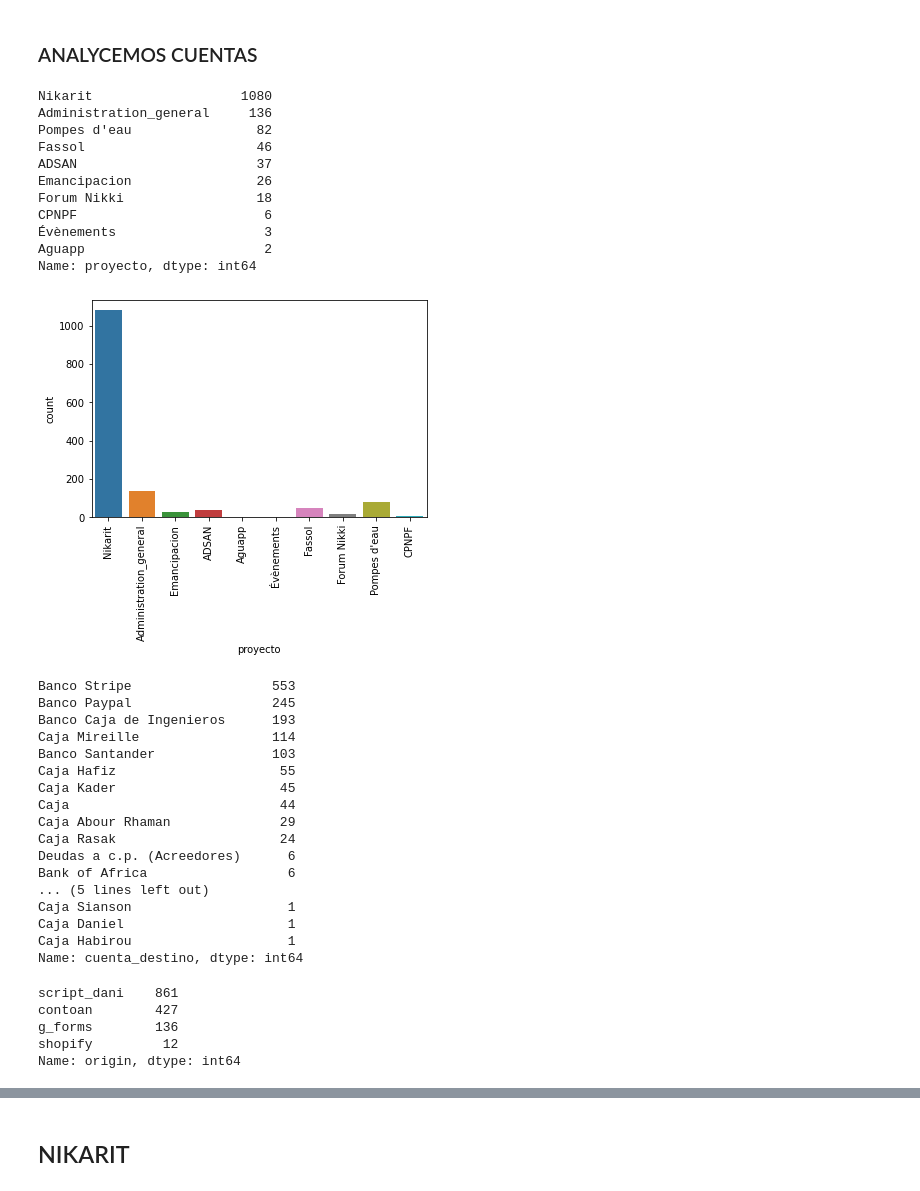
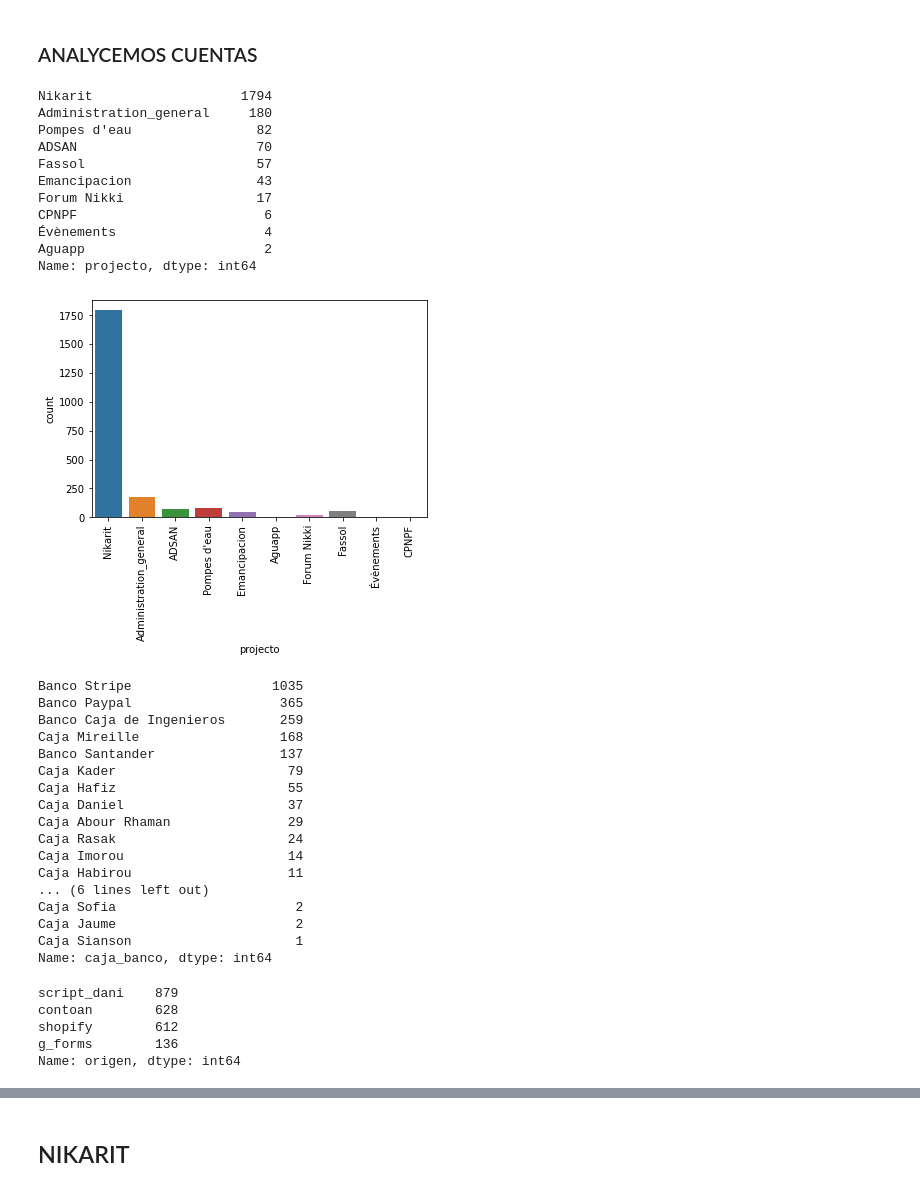
Before and after one commit to OANInternational/nikaritds, a Jupyter notebook: clients_study/financial_study_and_clients.ipynb, the cells around one changed output, grey strips where cells are left out. Cells and saved outputs as stored; diff of their text form; code cells hidden in the pictures.

```diff
--- a/clients_study/financial_study_and_clients.ipynb
+++ b/clients_study/financial_study_and_clients.ipynb
@@ -60,20 +78,20 @@ df['inter']=df['intervention'].apply(lambda x: projectos[x])
 # %%
-df['proyecto'].value_counts()
+df['projecto'].value_counts()
 # %% [output]
-Nikarit                   1080
-Administration_general     136
+Nikarit                   1794
+Administration_general     180
 Pompes d'eau                82
-Fassol                      46
-ADSAN                       37
-Emancipacion                26
-Forum Nikki                 18
+ADSAN                       70
+Fassol                      57
+Emancipacion                43
+Forum Nikki                 17
 CPNPF                        6
-Évènements                   3
+Évènements                   4
 Aguapp                       2
-Name: proyecto, dtype: int64
+Name: projecto, dtype: int64
 # %%
-sns.countplot(x='proyecto',data=df)
+sns.countplot(x='projecto',data=df)
 plt.xticks(rotation=90)
 plt.show()
 # %% [output]
-[figure, old version]
+[figure, new version]
@@ -84,28 +98,28 @@ df['categoria']=df['account_id'].apply(lambda x: cuentas[x])
 # %%
-df['cuenta_destino'].value_counts()
+df['caja_banco'].value_counts()
 # %% [output]
-Banco Stripe                  553
-Banco Paypal                  245
-Banco Caja de Ingenieros      193
-Caja Mireille                 114
-Banco Santander               103
-Caja Hafiz                     55
-Caja Kader                     45
-Caja                           44
-Caja Abour Rhaman              29
-Caja Rasak                     24
-Deudas a c.p. (Acreedores)      6
-Bank of Africa                  6
-... (5 lines left out)
-Caja Sianson                    1
-Caja Daniel                     1
-Caja Habirou                    1
-Name: cuenta_destino, dtype: int64
+Banco Stripe                  1035
+Banco Paypal                   365
+Banco Caja de Ingenieros       259
+Caja Mireille                  168
+Banco Santander                137
+Caja Kader                      79
+Caja Hafiz                      55
+Caja Daniel                     37
+Caja Abour Rhaman               29
+Caja Rasak                      24
+Caja Imorou                     14
+Caja Habirou                    11
+... (6 lines left out)
+Caja Sofia                       2
+Caja Jaume                       2
+Caja Sianson                     1
+Name: caja_banco, dtype: int64
 # %%
-df['origin'].value_counts()
+df['origen'].value_counts()
 # %% [output]
-script_dani    861
-contoan        427
+script_dani    879
+contoan        628
+shopify        612
 g_forms        136
-shopify         12
-Name: origin, dtype: int64
+Name: origen, dtype: int64
```
Also changed, not shown: parts of 98 cells of this notebook, 11 other files.
